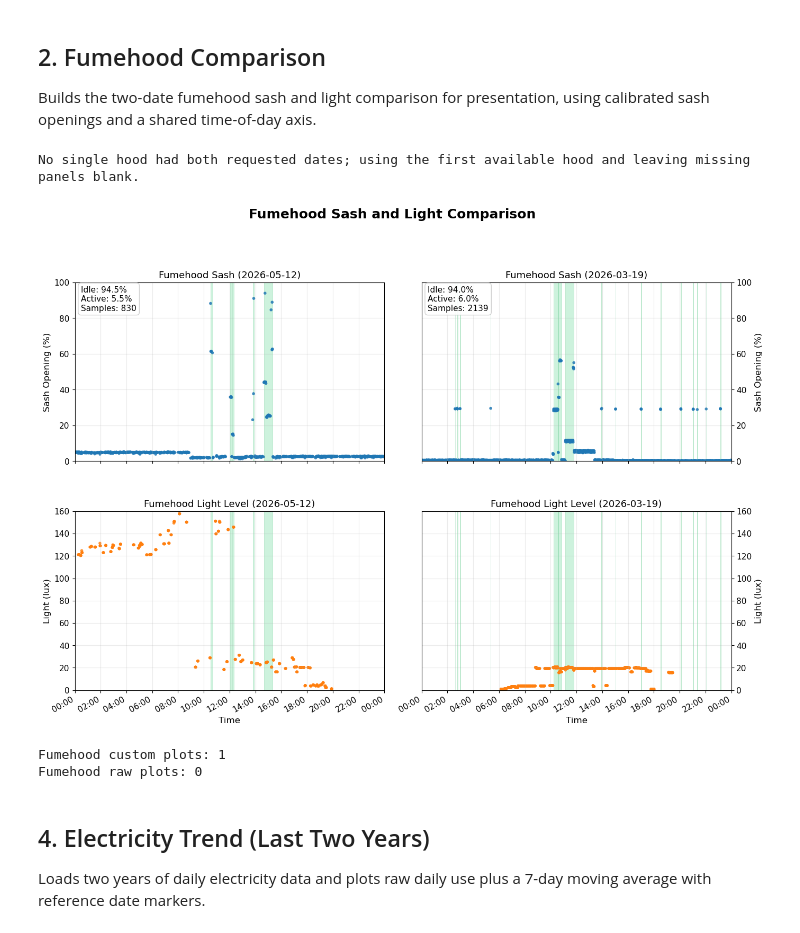
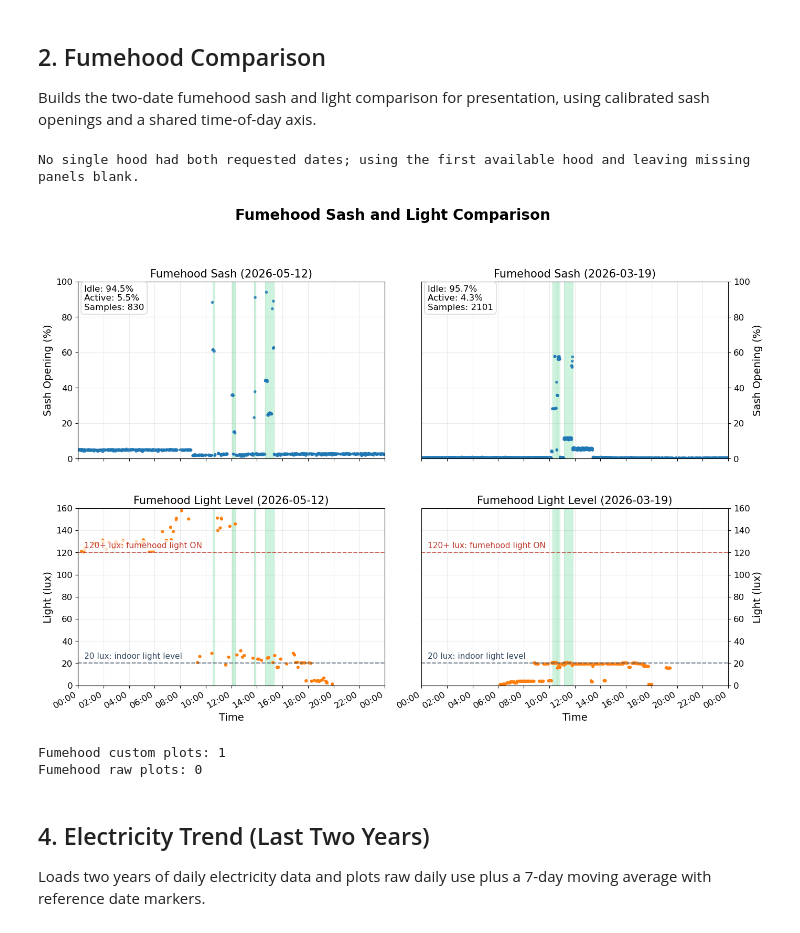
Before and after one commit to Cambridge-PAM/labsense, a Jupyter notebook: Analytics/analytics.ipynb, the cells around one changed output. Cells and saved outputs as stored; diff of their text form; code cells hidden in the pictures.

Commit message:
Update fumehood plots

```diff
--- a/Analytics/analytics.ipynb
+++ b/Analytics/analytics.ipynb
@@ -185,12 +179,22 @@ else:
     # Use TrueType font embedding so PDF text stays editable in Adobe Illustrator.
     plt.rcParams["pdf.fonttype"] = 42
     plt.rcParams["ps.fonttype"] = 42
+    plt.rcParams.update(
+        {
+            "font.size": 13,
+            "axes.titlesize": 15,
+            "axes.labelsize": 14,
+            "xtick.labelsize": 12,
+            "ytick.labelsize": 12,
+        }
+    )
 
     excluded_distance_ranges = [
-        {"min": 530, "max": 567},
+        {"min": 530, "max": 573},
         {"min": 265, "max": 290},
-        {"min": 365, "max": 385},
+        {"min": 365, "max": 380},
     ]
+    OPEN_THRESHOLD_PCT = 8.0
 
     def in_excluded_distance_range(distance: float) -> bool:
         return any(
@@ -241,7 +245,7 @@ else:
         valid = pd.to_numeric(series, errors="coerce").dropna()
         if valid.empty:
             return "Idle: n/a\nActive: n/a\nSamples: 0"
-        active_pct = (valid >= 10.0).mean() * 100.0
+        active_pct = (valid >= OPEN_THRESHOLD_PCT).mean() * 100.0
         idle_pct = 100.0 - active_pct
         return (
             f"Idle: {idle_pct:.1f}%\nActive: {active_pct:.1f}%\nSamples: {len(valid)}"
@@ -295,7 +299,7 @@ else:
     )
     fig.suptitle(
         "Fumehood Sash and Light Comparison",
-        fontsize=18,
+        fontsize=20,
         fontweight="bold",
         y=1.02,
     )
@@ -322,7 +326,7 @@ else:
             ~day_hood_df["Distance"].apply(in_excluded_distance_range)
         ].copy()
         light_values = pd.to_numeric(day_hood_df["Light"], errors="coerce")
-        light_plot_df = day_hood_df[light_values > 0].copy()
+        light_plot_df = day_hood_df[light_values > 0.01].copy()
 
         plot_offset = pd.Timestamp("2000-01-01") - day_start
         sash_plot_time = sash_df["Timestamp"] + plot_offset
@@ -347,11 +351,11 @@ else:
                 alpha=0.85,
                 edgecolors="none",
             )
-            ax_sash.set_ylabel("Sash Opening (%)", fontsize=12)
+            ax_sash.set_ylabel("Sash Opening (%)", fontsize=14)
             ax_sash.set_ylim(0, 100)
 
             open_df = sash_df.loc[sash_mask, ["Timestamp"]].copy()
-            open_df["SashOpen"] = sash_series.loc[sash_mask] > 10.0
+            open_df["SashOpen"] = sash_series.loc[sash_mask] >= OPEN_THRESHOLD_PCT
             open_df["Timestamp"] = open_df["Timestamp"] + plot_offset
             shade_sash_open_intervals([ax_sash, ax_light], open_df)
             stats_text = calibrated_idle_active_text(sash_series.loc[sash_mask])
@@ -364,10 +368,10 @@ else:
                 alpha=0.85,
                 edgecolors="none",
             )
-            ax_sash.set_ylabel("Sash Opening (mm)", fontsize=12)
+            ax_sash.set_ylabel("Sash Opening (mm)", fontsize=14)
             stats_text = "Idle: n/a\nActive: n/a\nSamples: n/a"
         else:
-            ax_sash.set_ylabel("Sash Opening", fontsize=12)
+            ax_sash.set_ylabel("Sash Opening", fontsize=14)
             stats_text = "Idle: n/a\nActive: n/a\nSamples: 0"
 
         ax_sash.text(
@@ -377,7 +381,7 @@ else:
             transform=ax_sash.transAxes,
             va="top",
             ha="left",
-            fontsize=11,
+            fontsize=12,
             bbox={
                 "boxstyle": "round,pad=0.35",
                 "facecolor": "white",
@@ -387,7 +391,7 @@ else:
         )
         ax_sash.set_title(
             f"Fumehood Sash ({day_start:%Y-%m-%d})",
-            fontsize=13,
+            fontsize=15,
         )
         ax_sash.grid(True, alpha=0.25)
         ax_sash.tick_params(axis="x", labelbottom=False)
@@ -401,52 +405,90 @@ else:
             alpha=0.85,
             edgecolors="none",
         )
-        ax_light.set_ylabel("Light (lux)", fontsize=12)
-        ax_light.set_xlabel("Time", fontsize=12)
+        ax_light.set_ylabel("Light (lux)", fontsize=14)
+        ax_light.set_xlabel("Time", fontsize=14)
         ax_light.set_title(
             f"Fumehood Light Level ({day_start:%Y-%m-%d})",
-            fontsize=13,
+            fontsize=15,
         )
         ax_light.grid(True, alpha=0.25)
         ax_light.set_xlim(baseline_start, baseline_end)
         ax_light.set_ylim(0, 160)
+        ax_light.axhline(20, color="#34495e", linestyle="--", linewidth=1.4, alpha=0.75)
+        ax_light.axhline(
+            120, color="#c0392b", linestyle="--", linewidth=1.4, alpha=0.75
+        )
+        ax_light.annotate(
+            "20 lux: indoor light level",
+            xy=(0.02, 20),
+            xycoords=("axes fraction", "data"),
+            xytext=(0, 4),
+            textcoords="offset points",
+            fontsize=11,
+            color="#34495e",
+            ha="left",
+            va="bottom",
+            bbox={
+                "boxstyle": "round,pad=0.2",
+                "facecolor": "white",
+                "edgecolor": "none",
+                "alpha": 0.75,
+            },
+        )
+        ax_light.annotate(
+            "120+ lux: fumehood light ON",
+            xy=(0.02, 120),
+            xycoords=("axes fraction", "data"),
+            xytext=(0, 4),
+            textcoords="offset points",
+            fontsize=11,
+            color="#c0392b",
+            ha="left",
+            va="bottom",
+            bbox={
+                "boxstyle": "round,pad=0.2",
+                "facecolor": "white",
+                "edgecolor": "none",
+                "alpha": 0.75,
+            },
+        )
 
         for ax in (ax_sash, ax_light):
             ax.xaxis.set_major_locator(mdates.HourLocator(interval=2))
             ax.xaxis.set_major_formatter(mdates.DateFormatter("%H:%M"))
-            ax.tick_params(axis="both", labelsize=11)
+            ax.tick_params(axis="both", labelsize=12)
 
         if col == 1:
             for ax in (ax_sash, ax_light):
                 ax.yaxis.set_label_position("right")
                 ax.yaxis.tick_right()
                 ax.yaxis.set_ticks_position("right")
 
         ax_light.tick_params(axis="x", labelbottom=True)
         plt.setp(ax_light.get_xticklabels(), rotation=30, ha="right")
 
     fig.align_ylabels(axes[:, 0])
     fig.tight_layout(rect=[0, 0, 1, 0.97])
 
     PLOT_DIR.mkdir(parents=True, exist_ok=True)
 
     out_name = (
         f"fumehood_four_panel_{target_dates[0]:%Y%m%d}_{target_dates[1]:%Y%m%d}.png"
     )
     out_path = PLOT_DIR / out_name
     out_pdf_path = out_path.with_suffix(".pdf")
     fig.savefig(out_path, dpi=150, bbox_inches="tight")
     fig.savefig(out_pdf_path, bbox_inches="tight")
     plt.show()
     plt.close(fig)
 
     fumehood_plot_files["four_panel"] = out_name
 
 print("Fumehood custom plots:", len(fumehood_plot_files))
 print("Fumehood raw plots:", len(fumehood_raw_plot_files))
 # %% [output]
 No single hood had both requested dates; using the first available hood and leaving missing panels blank.
-[figure, old version]
+[figure, new version]
 Fumehood custom plots: 1
 Fumehood raw plots: 0
 # %% [markdown]
```
Also changed, not shown: parts of 2 cells of this notebook.
